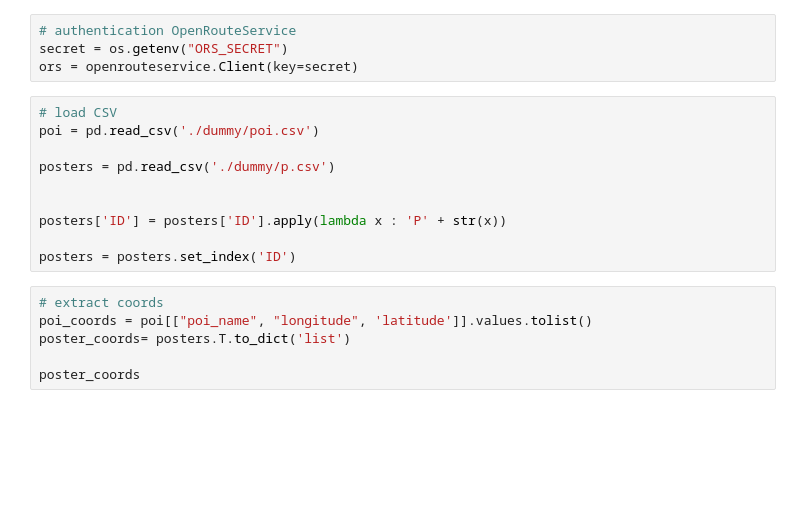
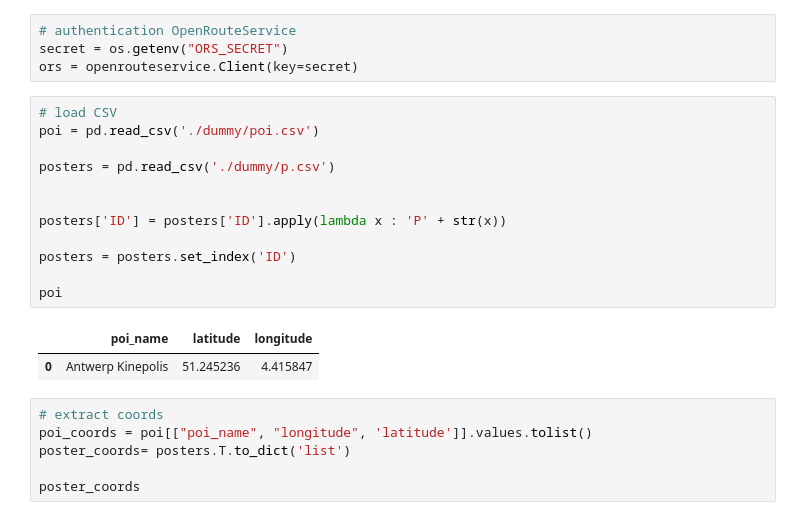
Before and after one commit to nuooooooooooo/drivetime-analysis, a Jupyter notebook: main.ipynb, the cells around one changed output. Drawn from its saved outputs; the diff is of its cells as text; blank space fills up the shorter version.

```diff
--- a/main.ipynb
+++ b/main.ipynb
@@ -24,13 +24,18 @@ ors = openrouteservice.Client(key=secret)
 # %%
 # load CSV
 poi = pd.read_csv('./dummy/poi.csv')
 
 posters = pd.read_csv('./dummy/p.csv')
 
 
 posters['ID'] = posters['ID'].apply(lambda x : 'P' + str(x))
 
 posters = posters.set_index('ID')
+
+poi
+# %% [output]
+|  | poi_name | latitude | longitude |
+| 0 | Antwerp Kinepolis | 51.245236 | 4.415847 |
 # %%
 # extract coords
 poi_coords = poi[["poi_name", "longitude", 'latitude']].values.tolist()
```
Also changed, not shown: 2 other files.
